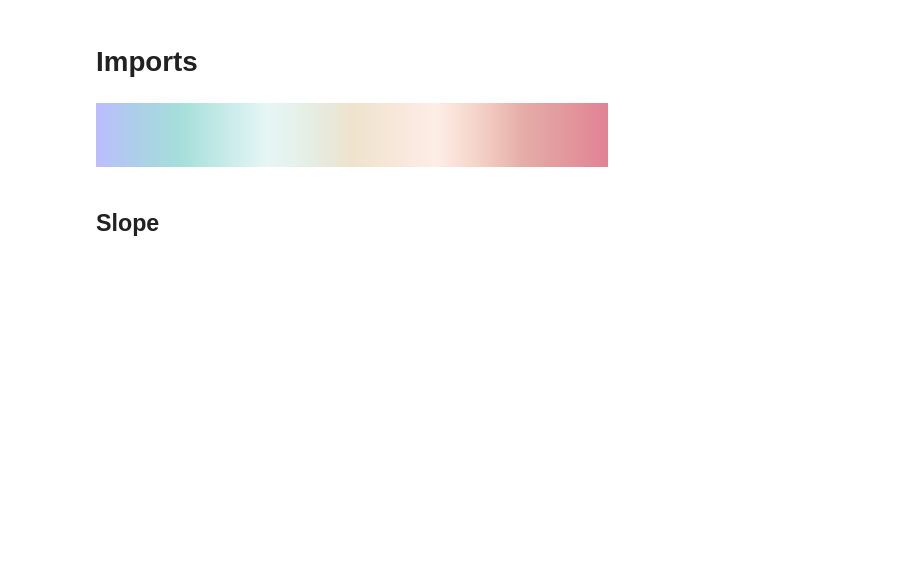
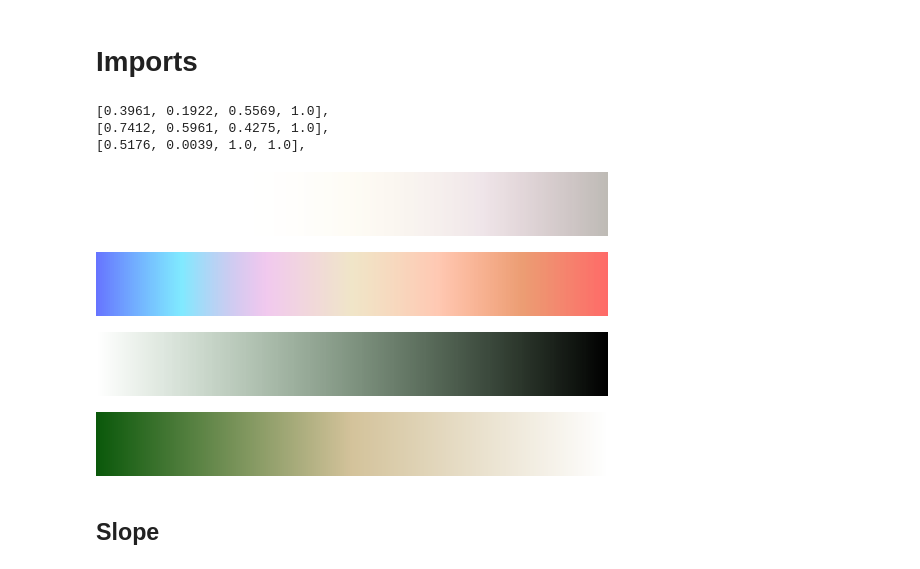
Before and after one commit to shingo405nagano/generating_topoglaphic_maps, a Jupyter notebook: create_map.ipynb, the cells around one changed output. Drawn from its saved outputs; the diff is of its cells as text; code cells hidden in the pictures; blank space fills up the shorter version.

```diff
--- a/create_map.ipynb
+++ b/create_map.ipynb
@@ -1,5 +1,18 @@
 # %% [markdown]
 # Imports
+# %%
+from matplotlib.colors import to_rgba
+lst = [
+    '#65318e',
+    '#bd986d',
+    '#8401ff'
+]
+for s in lst:
+    print(str([round(v , 4) for v in to_rgba(s)]) + ',')
+# %% [output]
+[0.3961, 0.1922, 0.5569, 1.0],
+[0.7412, 0.5961, 0.4275, 1.0],
+[0.5176, 0.0039, 1.0, 1.0],
 # %%
 import os
 from PIL import Image
@@ -12,7 +25,7 @@ import numpy as np
 import scipy.ndimage
 gdal.UseExceptions()
 
-from apps.colors import CsColorMaps, VintageColorMaps, Coloring
+from apps.colors import CsColorMaps, RgbColorMaps, VintageColorMaps, Coloring
 from apps.parts import process
 from apps.mapper import (
     SlopeOptions, TriOptions, TpiOptions, HillshadeOptions,
@@ -22,10 +35,26 @@ from apps.kernels import Kernels
 
 cs_cmaps = CsColorMaps()
 vintage_cmaps = VintageColorMaps()
+rgb_maps = RgbColorMaps()
 coloring = Coloring()
-vintage_cmaps.tpi().cmap
-# %% [output]
-[figure, removed]
+# %%
+cmap = RgbColorMaps()
+# %%
+cmap.slope().cmap
+# %% [output]
+[figure, added]
+# %%
+cmap.tpi().cmap
+# %% [output]
+[figure, added]
+# %%
+cmap.tri().cmap
+# %% [output]
+[figure, added]
+# %%
+cmap.hillshade().cmap
+# %% [output]
+[figure, added]
 # %%
 dirname = r'D:\Repositories\ProcessingRaster\datasets\OUTPUT'
 INPUT_FILE = os.path.join(dirname, 'DTM__R0_5.tif')
```
Also changed, not shown: parts of 14 cells of this notebook, 11 other files.
